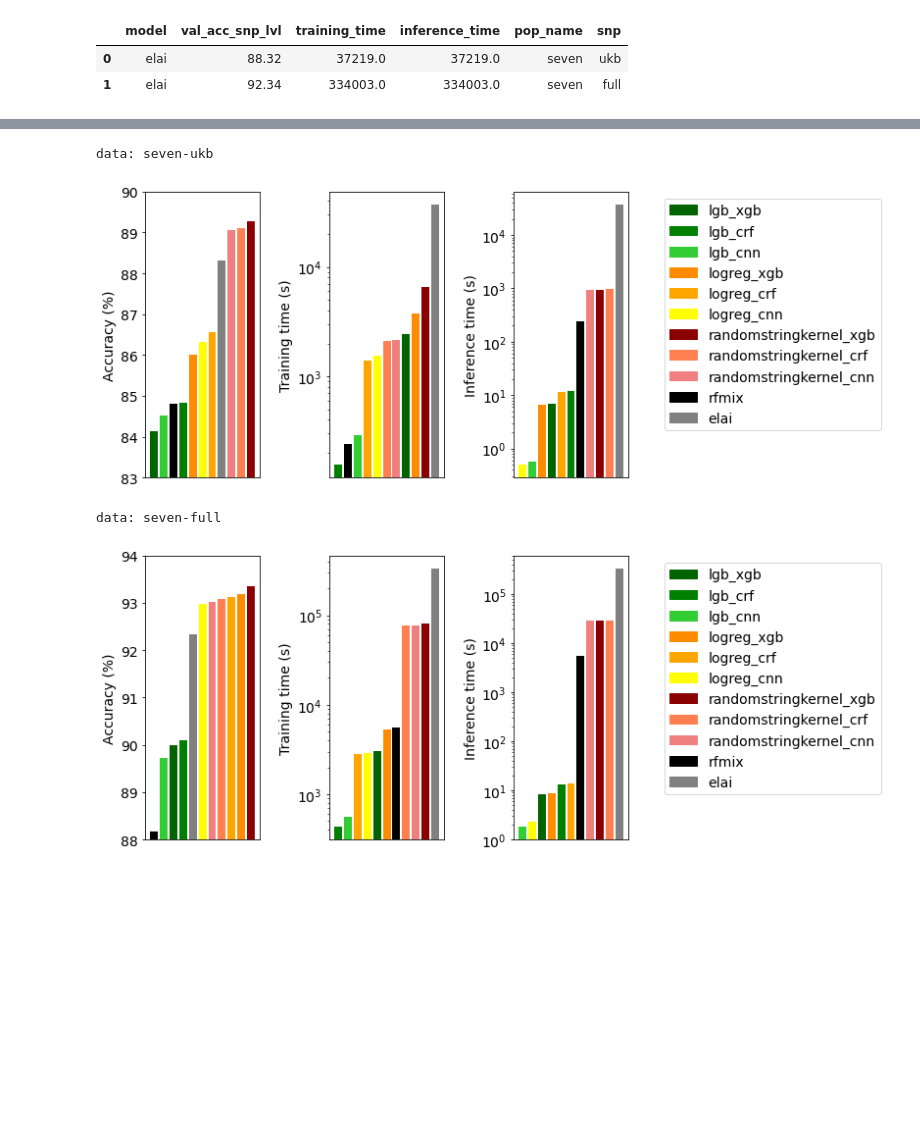
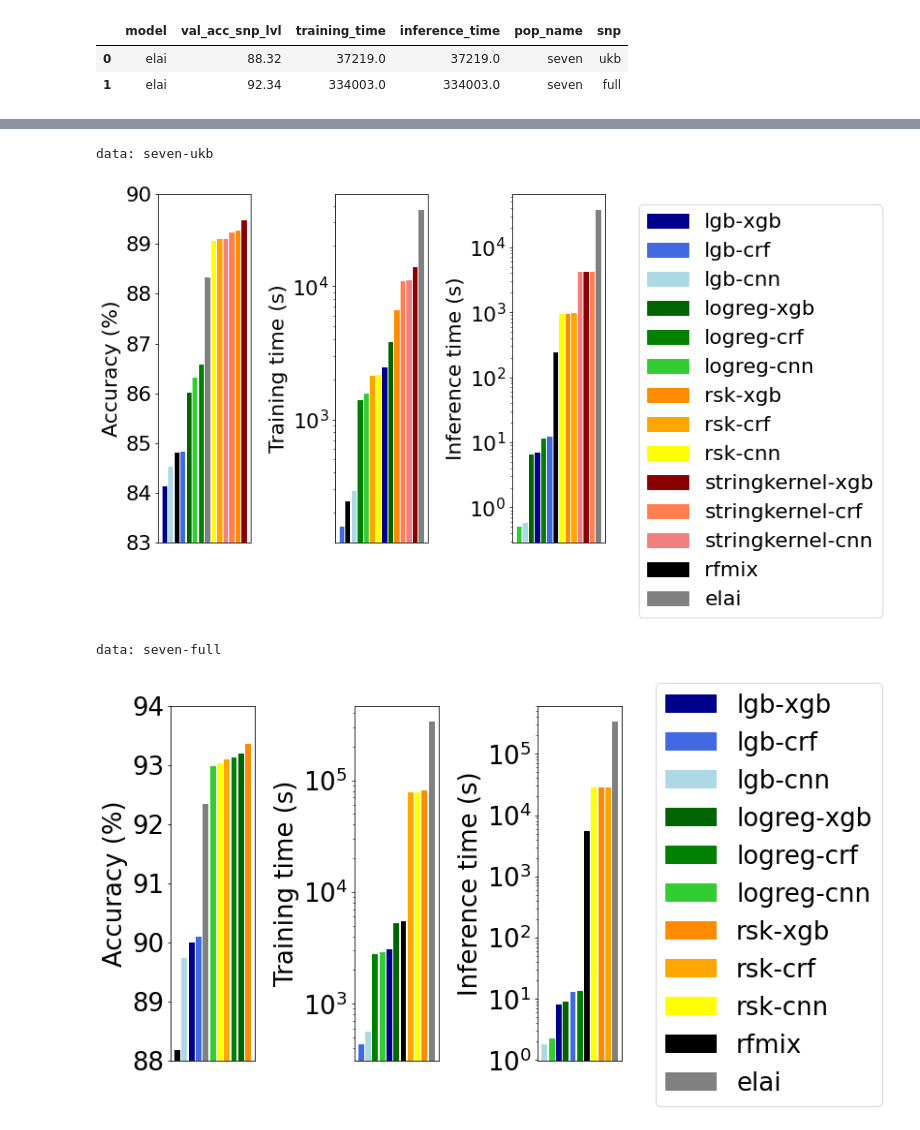
Before and after one commit to AI-sandbox/gnomix, a Jupyter notebook: benchmark/Benchmarking.ipynb, the cells around one changed output, grey strips where cells are left out. Cells and saved outputs as stored; diff of their text form; code cells hidden in the pictures; blank space fills up the shorter version.

```diff
--- a/benchmark/Benchmarking.ipynb
+++ b/benchmark/Benchmarking.ipynb
@@ -163,9 +163,7 @@ import pandas as pd
 
 expt = ["model","base","smooth","pop_name","bal","snp"]
 tuples = []
-# for set_name in ["full","ukb"]:
-#     for pop_name in ["latino","five","seven"]:
-for set_name in ["ukb", "full"]:
+for set_name in ["full"]:
     for pop_name in ["seven"]:
         for base in ["lgb", "logreg", "randomstringkernel"]:
             for smooth in ["xgb", "crf", "cnn"]:
@@ -276,16 +268,24 @@ import matplotlib as mpl
 import matplotlib.patches as mpatches
 
 def barplot_metric_vs_data(DF, metrics, bal="bal_admix", rfmix_line=False, dataset=None,
-                           metr_labls=None, log_metrics=None, y_lims=None, fz=None, figsize=None,
-                           rot="90", right_legend=True):
+                           metr_labls=None, log_metrics=None, y_lims=None, fz=22, figsize = [8, 6],
+                           rot="90", right_legend=True, n_models=11):
 
     DF = DF.copy()
     fig, ax = plt.subplots(1, len(metrics), figsize=figsize)
 
-    colors = [s+c for c in ["blue", "green", "orange", "red"] for s in ["dark", "", "light"]]
-    colors[1] = "royalblue"; colors[5] = "limegreen"
-    colors[10] = "coral"; colors[11] = "lightcoral"; colors[8] = "yellow"
-    colors += ["black", "gray"]
+    if n_models == 14:
+        colors = [s+c for c in ["blue", "green", "orange", "red"] for s in ["dark", "", "light"]]
+        colors[1] = "royalblue"; colors[5] = "limegreen"
+        colors[10] = "coral"; colors[11] = "lightcoral"; colors[8] = "yellow"
+        colors += ["black", "gray"]
+
+    if n_models == 11:
+        colors = [s+c for c in ["blue", "green", "orange"] for s in ["dark", "", "light"]]
+        colors[1] = "royalblue"; colors[5] = "limegreen"
+    #     colors[10] = "coral"; colors[11] = "lightcoral";
+        colors[8] = "yellow"
+        colors += ["black", "gray"]
 
     if fz is not None:
         mpl.rcParams['xtick.labelsize'] = fz
@@ -342,23 +342,22 @@ def barplot_metric_vs_data(DF, metrics, bal="bal_admix", rfmix_line=False, datas
     if right_legend:
         patches = []
         for i, color in enumerate(colors[-len(df.model):]):
-            patches.append(mpatches.Patch(color=color, label=list(df.model)[i] ))
-        ax[-1].legend(handles=patches, bbox_to_anchor=(1.25, 1), loc='upper left')
+            model_string = list(df.model)[i].replace("_","-").replace("randomstringkernel", "rsk")
+            patches.append(mpatches.Patch(color=color, label=model_string))
+        ax[-1].legend(handles=patches, bbox_to_anchor=(1.25, 1.1), loc='upper left')
 
         plt.show()
 # %%
 barplot_metric_vs_data(
     DF, dataset="seven-ukb",
     metrics = ["val_acc_snp_lvl", "training_time", "inference_time"],
     metr_labls = ["Accuracy (%)", "Training time (s)" , "Inference time (s)"],
     y_lims = ((83,90), None, None),
-    log_metrics = (False, True, True),
-    figsize = [8, 4.8],
-    fz=14
+    log_metrics = (False, True, True)
 )
 # %% [output]
 data: seven-ukb
-[figure, old version]
+[figure, new version]
 # %%
 barplot_metric_vs_data(
     DF, dataset="seven-full",
@@ -366,9 +365,8 @@ barplot_metric_vs_data(
     metr_labls = ["Accuracy (%)", "Training time (s)" , "Inference time (s)"],
     y_lims = ((88,94), None, None),
     log_metrics = (False, True, True),
-    figsize = [8, 4.8],
-    fz=14
+    fz = 26
 )
 # %% [output]
 data: seven-full
-[figure, old version]
+[figure, new version]
```
Also changed, not shown: parts of 5 cells of this notebook, 16 other files.
